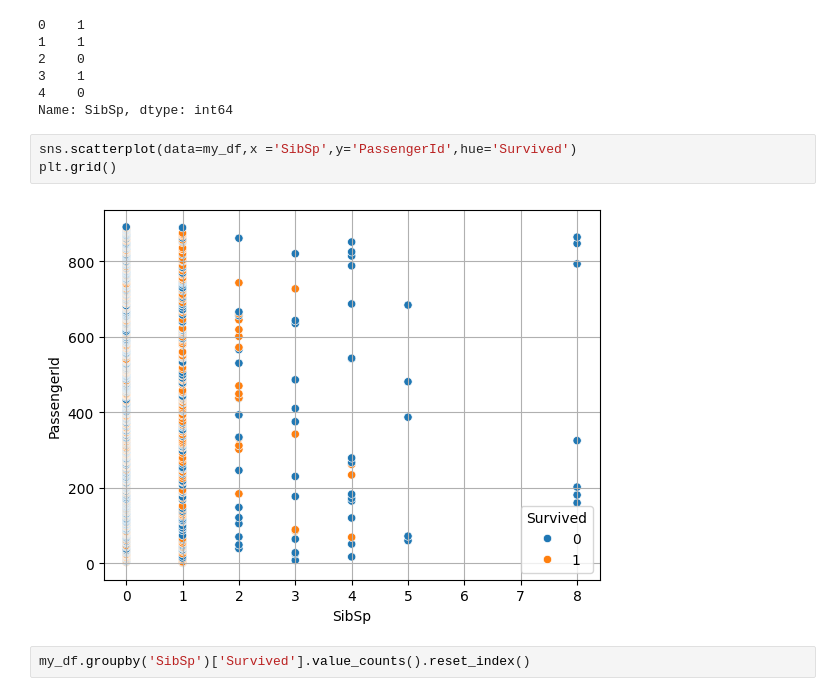
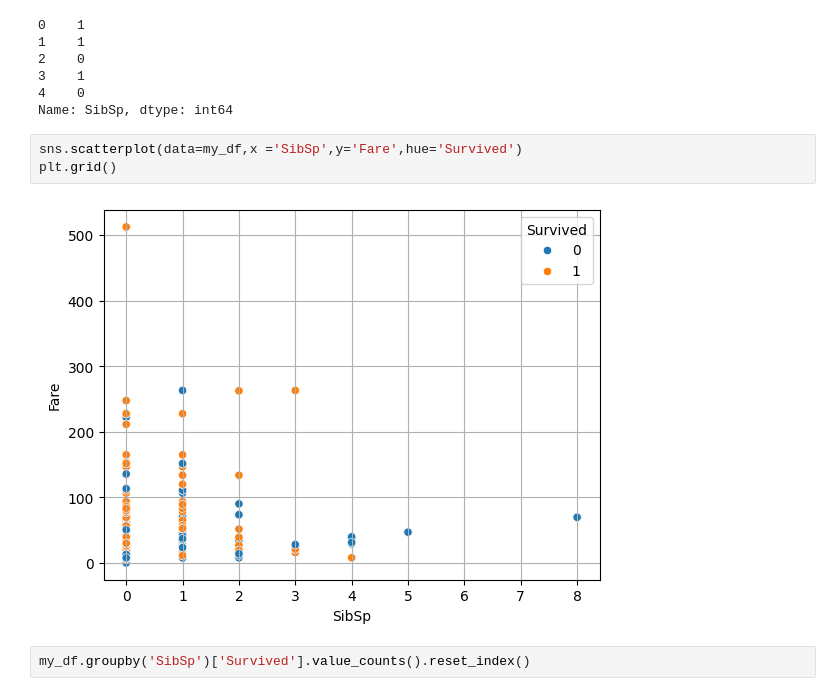
Before and after one commit to utkuseyithanoglu/utku_data-analyst, a Jupyter notebook: src/explore.ipynb, the cells around one changed output. Drawn from its saved outputs; the diff is of its cells as text.

```diff
--- a/src/explore.ipynb
+++ b/src/explore.ipynb
@@ -630,10 +630,10 @@ my_df['SibSp'].head()
 4    0
 Name: SibSp, dtype: int64
 # %%
-sns.scatterplot(data=my_df,x ='SibSp',y='PassengerId',hue='Survived')
+sns.scatterplot(data=my_df,x ='SibSp',y='Fare',hue='Survived')
 plt.grid()
 # %% [output]
-[figure, old version]
+[figure, new version]
 # %%
 my_df.groupby('SibSp')['Survived'].value_counts().reset_index()
 # %% [output]
```
Also changed, not shown: parts of 19 cells of this notebook.
